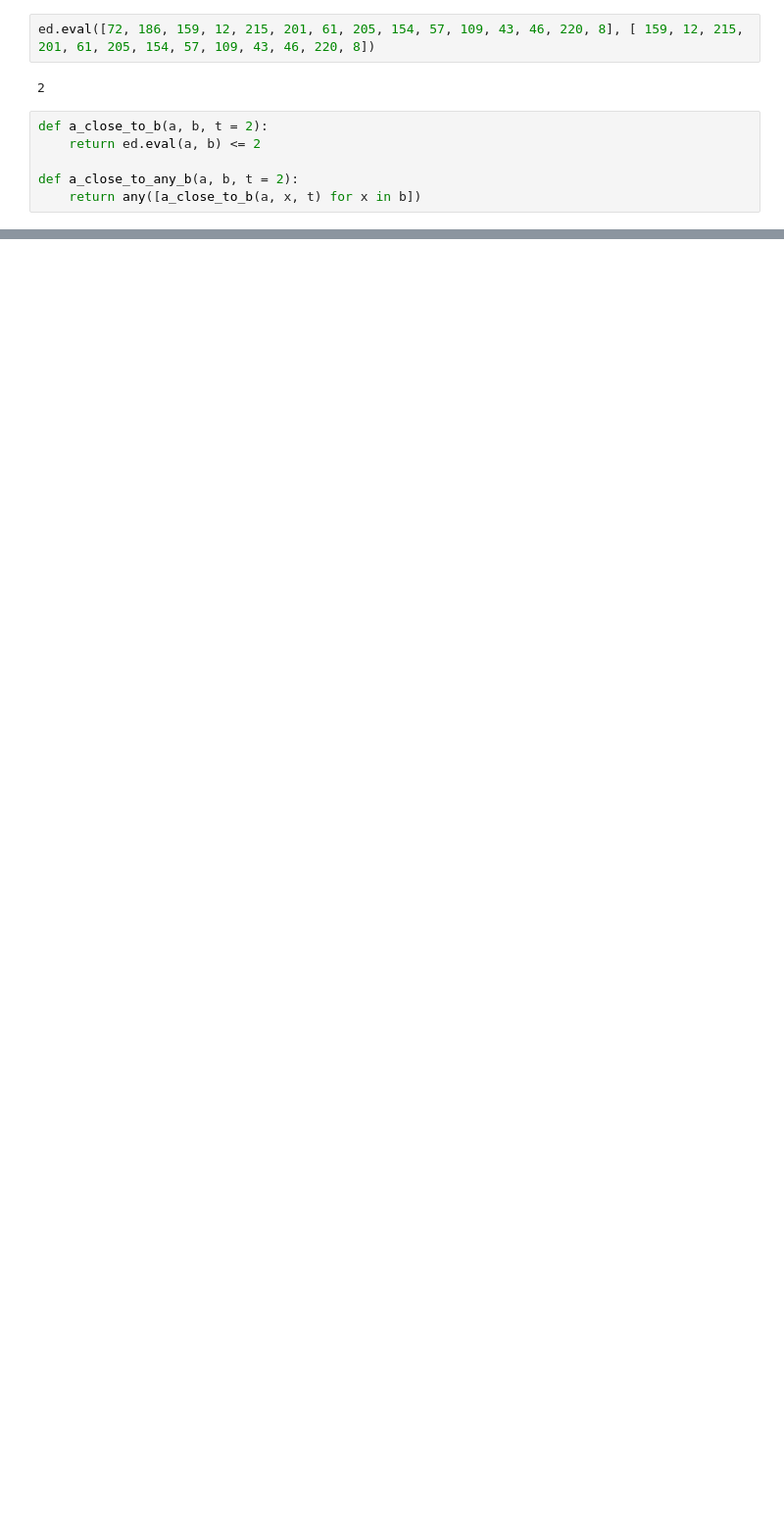
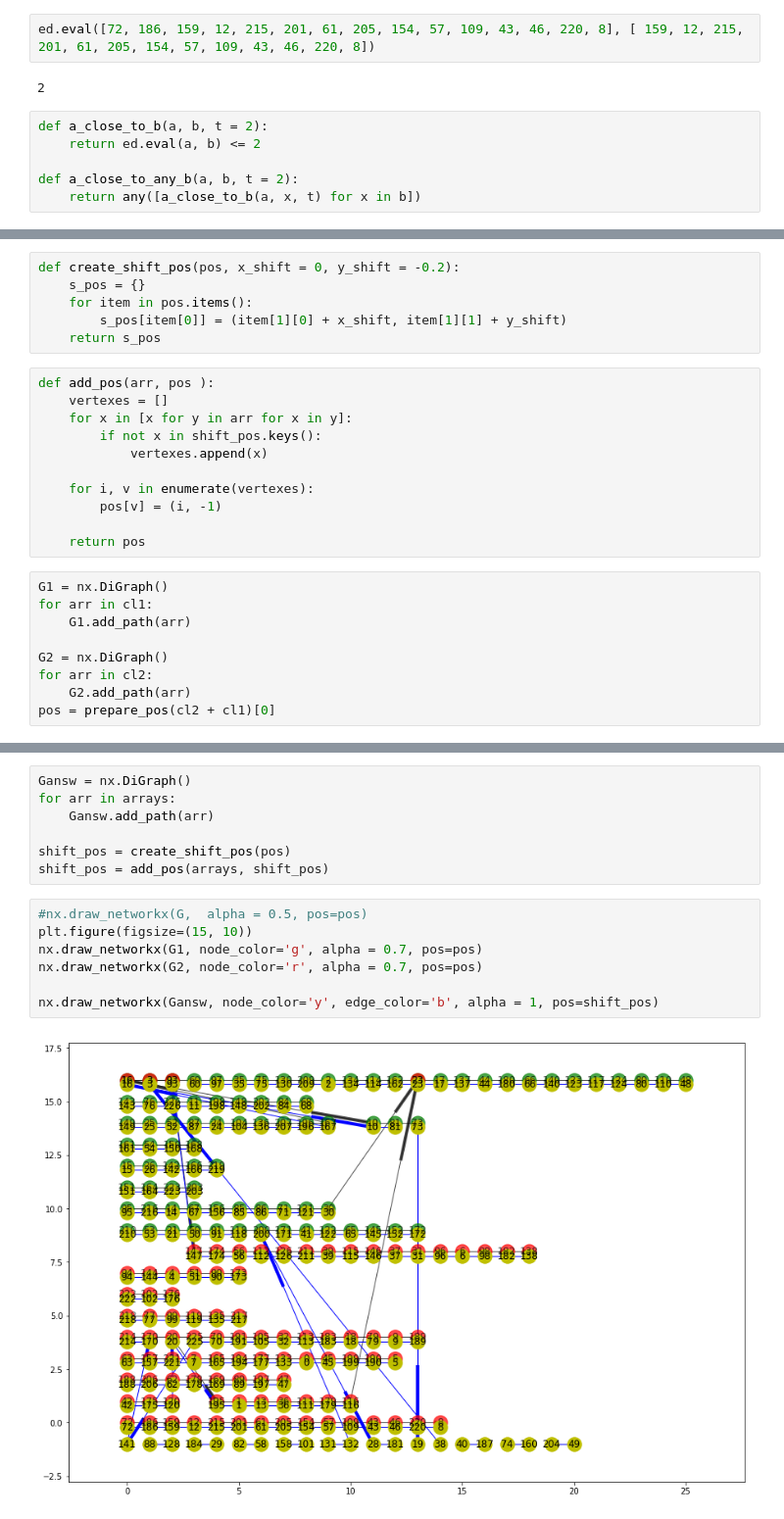
Before and after one commit to rykachevskiy/CRISPR, a Jupyter notebook: Hierarcical/hierarcical-pipeline-Copy2.ipynb, the cells around one changed output, grey strips where cells are left out. Shown at 98% size. Saved outputs shown, nothing was run; the diff lists cells and outputs as text; blank space fills up the shorter version.

```diff
--- a/Hierarcical/hierarcical-pipeline-Copy2.ipynb
+++ b/Hierarcical/hierarcical-pipeline-Copy2.ipynb
@@ -217,0 +202,26 @@ cl_2 = [[cl_to_n[hu.find_closest(cl_to_n, x)[1]] for x in y] for y in strain2]
+# %%
+def create_shift_pos(pos, x_shift = 0, y_shift = -0.2):
+    s_pos = {}
+    for item in pos.items():
+        s_pos[item[0]] = (item[1][0] + x_shift, item[1][1] + y_shift)
+    return s_pos
+# %%
+def add_pos(arr, pos ):
+    vertexes = []
+    for x in [x for y in arr for x in y]:
+        if not x in shift_pos.keys():
+            vertexes.append(x)
+
+    for i, v in enumerate(vertexes):
+        pos[v] = (i, -1)
+
+    return pos
+# %%
+G1 = nx.DiGraph()
+for arr in cl1:
+    G1.add_path(arr)
+
+G2 = nx.DiGraph()
+for arr in cl2:
+    G2.add_path(arr)
+pos = prepare_pos(cl2 + cl1)[0]
@@ -217,0 +246,16 @@ cl_2 = [[cl_to_n[hu.find_closest(cl_to_n, x)[1]] for x in y] for y in strain2]
+# %%
+Gansw = nx.DiGraph()
+for arr in arrays:
+    Gansw.add_path(arr)
+
+shift_pos = create_shift_pos(pos)
+shift_pos = add_pos(arrays, shift_pos)
+# %%
+#nx.draw_networkx(G,  alpha = 0.5, pos=pos)
+plt.figure(figsize=(15, 10))
+nx.draw_networkx(G1, node_color='g', alpha = 0.7, pos=pos)
+nx.draw_networkx(G2, node_color='r', alpha = 0.7, pos=pos)
+
+nx.draw_networkx(Gansw, node_color='y', edge_color='b', alpha = 1, pos=shift_pos)
+# %% [output]
+[figure, added]
```
Also changed, not shown: parts of 22 cells of this notebook, 2 other files.
